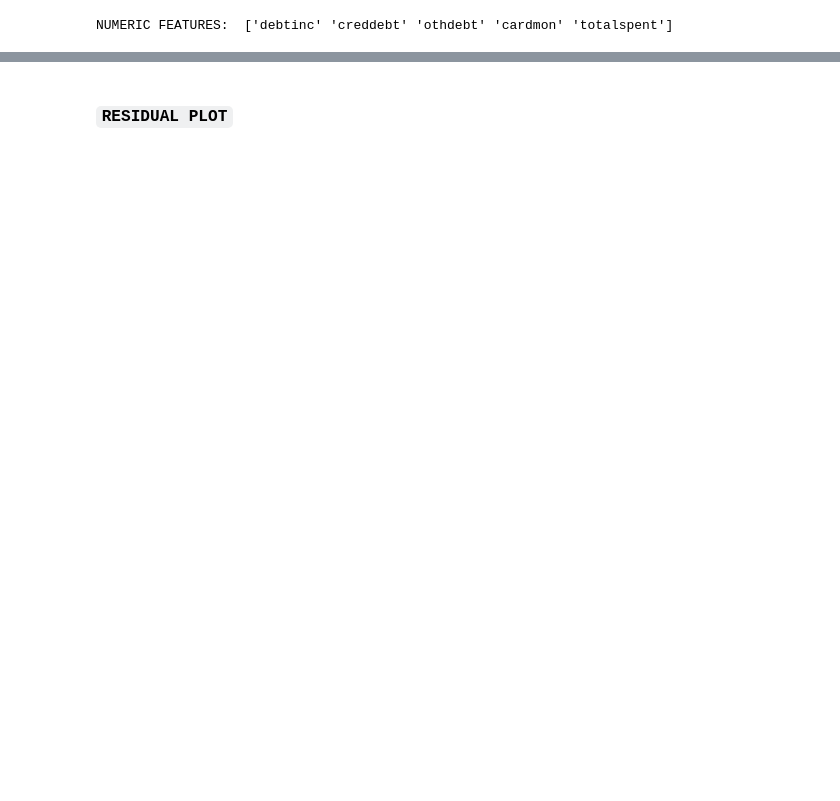
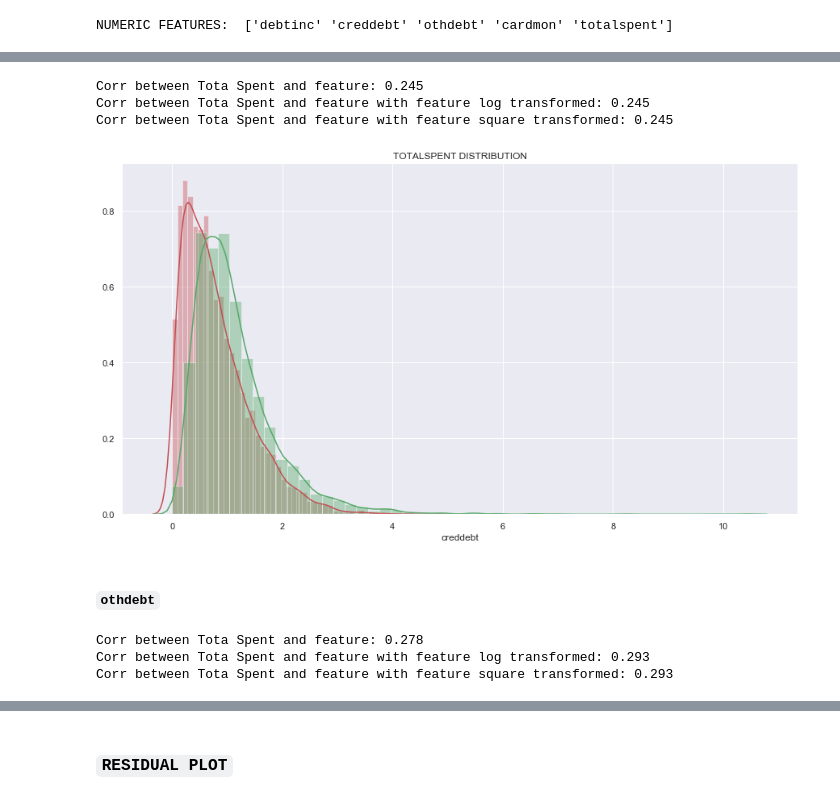
Before and after one commit to ngule1986/Python3.0, a Jupyter notebook: Capstone Projects/Credit Card spent/Credit Card Prediction.ipynb, the cells around one changed output, grey strips where cells are left out. Drawn from its saved outputs; the diff is of its cells as text; code cells hidden in the pictures; blank space fills up the shorter version.

```diff
--- a/Capstone Projects/Credit Card spent/Credit Card Prediction.ipynb
+++ b/Capstone Projects/Credit Card spent/Credit Card Prediction.ipynb
@@ -594,0 +272,35 @@ Variance: 0.18
+# %%
+corr1, _ = spearmanr(df.totalspent, df.creddebt)
+corr2, _ = spearmanr(df.totalspent, np.log(df.creddebt + 1))
+corr3, _ = spearmanr(df.totalspent, np.sqrt(df.creddebt))
+
+print(f'Corr between Tota Spent and feature: {np.round(corr1,3)}')
+print(f'Corr between Tota Spent and feature with feature log transformed: {np.round(corr2,3)}')
+print(f'Corr between Tota Spent and feature with feature square transformed: {np.round(corr2,3)}')
+# %% [output]
+Corr between Tota Spent and feature: 0.245
+Corr between Tota Spent and feature with feature log transformed: 0.245
+Corr between Tota Spent and feature with feature square transformed: 0.245
+# %%
+%matplotlib inline
+
+plt.figure(figsize=(15,8))
+sns.distplot(np.log(df.creddebt + 1), color='r');
+sns.distplot(np.sqrt(df.creddebt), color='g');
+plt.title('TOTALSPENT DISTRIBUTION');
+# %% [output]
+[figure, added]
+# %% [markdown]
+#### `othdebt`
+# %%
+corr1, _ = pearsonr(df.totalspent, df.othdebt)
+corr2, _ = pearsonr(df.totalspent, np.log(df.othdebt + 1))
+corr3, _ = pearsonr(df.totalspent, np.sqrt(df.othdebt))
+
+print(f'Corr between Tota Spent and feature: {np.round(corr1,3)}')
+print(f'Corr between Tota Spent and feature with feature log transformed: {np.round(corr2,3)}')
+print(f'Corr between Tota Spent and feature with feature square transformed: {np.round(corr2,3)}')
+# %% [output]
+Corr between Tota Spent and feature: 0.278
+Corr between Tota Spent and feature with feature log transformed: 0.293
+Corr between Tota Spent and feature with feature square transformed: 0.293
```
Also changed, not shown: parts of 88 cells of this notebook.
